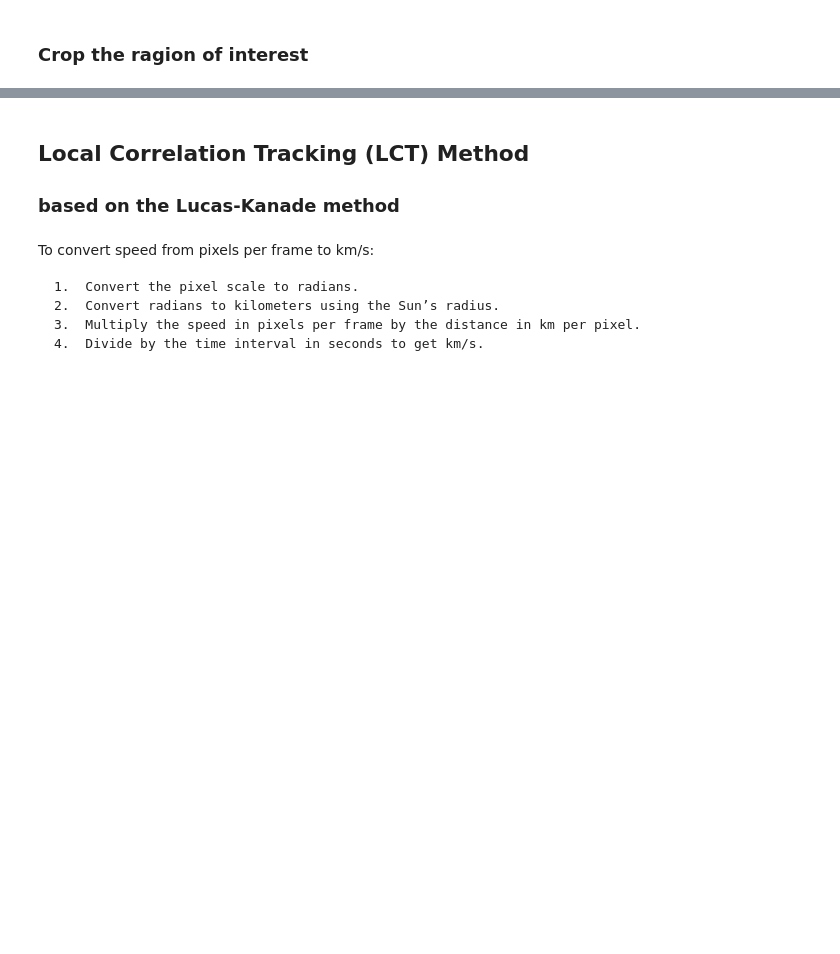
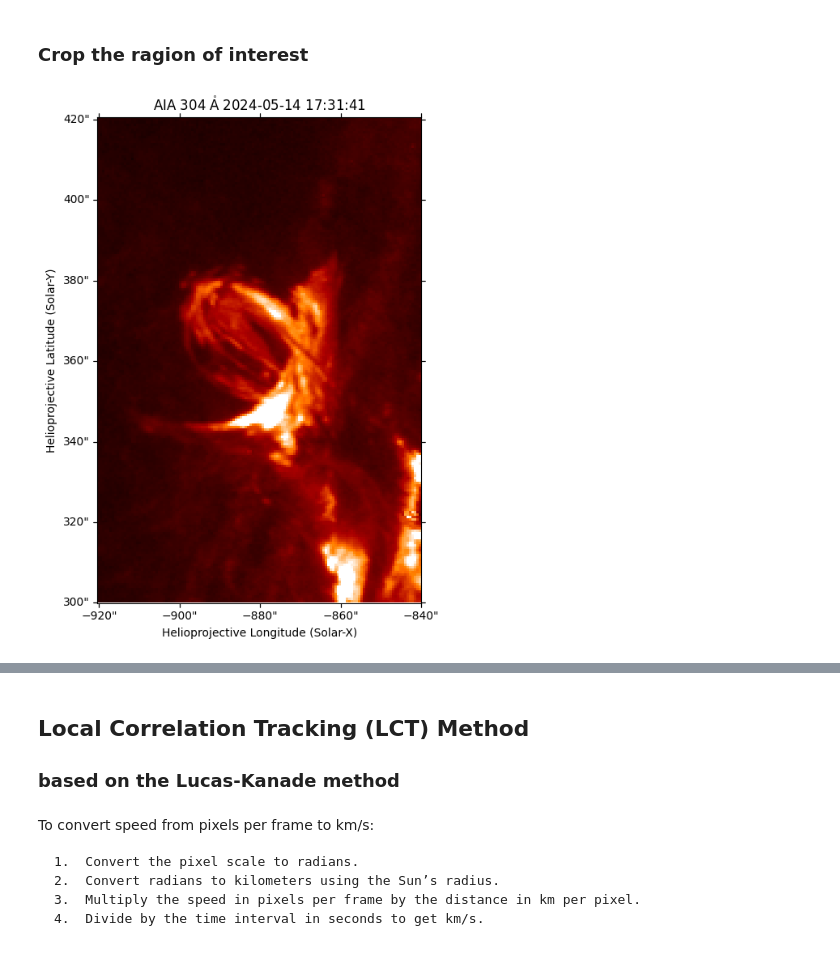
Before and after one commit to MohamedNedal/dias_work, a Jupyter notebook: tornado.ipynb, the cells around one changed output, grey strips where cells are left out. Cells and saved outputs as stored; diff of their text form; code cells hidden in the pictures; blank space fills up the shorter version.

```diff
--- a/tornado.ipynb
+++ b/tornado.ipynb
@@ -54,0 +73,35 @@ os.makedirs(f'{data_dir}/png/aia/211A/runratio', exist_ok=True)
+# %%
+start = '2024-05-14T17:00:00'
+end   = '2024-05-14T18:59:00'
+channel = 304
+data_type = 'highres'
+
+# Check if the datetime is a string
+if isinstance(start, str) and isinstance(end, str):
+    dt_dict = myfuncs.split_datetime(start=start, end=end)
+
+# Check if the datetime is a pandas.Timestamp
+elif isinstance(start, pd.Timestamp) and isinstance(end, pd.Timestamp):
+    dt_dict = myfuncs.split_datetime(start=str(start).replace(' ','T'), end=str(end).replace(' ','T'))
+
+data_path = f'{data_dir}/AIA/{channel}A/{data_type}/lv15'
+data = sorted(glob.glob(f'{data_path}/aia*{channel}A_*.fits'))
+
+start_pattern = f"aia*{channel}A_{dt_dict['start_year']}_{dt_dict['start_month']}_{dt_dict['start_day']}T{dt_dict['start_hour']}_{dt_dict['start_minute']}*"
+end_pattern   = f"aia*{channel}A_{dt_dict['end_year']}_{dt_dict['end_month']}_{dt_dict['end_day']}T{dt_dict['end_hour']}_{dt_dict['end_minute']}*"
+
+first_file_to_find = sorted(glob.glob(f'{data_path}/{start_pattern}*.fits'))
+last_file_to_find  = sorted(glob.glob(f'{data_path}/{end_pattern}*.fits'))
+
+idx1 = data.index(first_file_to_find[0])
+idx2 = data.index(last_file_to_find[0])
+
+chosen_files = data[idx1:idx2]
+
+map_objects = []
+for i, file in enumerate(chosen_files):
+    # load the file as a sunpy map
+    m = sunpy.map.Map(file)
+    print(f'AIA {channel}A image {i} is loaded')
+    map_objects.append(m)
+    print(f'Append lv1.5 AIA {channel} map {i}')
@@ -173,16 +360,21 @@ plt.show()
 # %% [markdown]
 ### Crop the ragion of interest
 # %%
-idx = 14
-aia193 = aia_193_map_objects[idx]
+idx = 3
+aia193 = aia_304_map_objects[idx]
+
+# top_right   = SkyCoord(-840*u.arcsec, 420*u.arcsec, frame=aia193.coordinate_frame)
+# bottom_left = SkyCoord(-920*u.arcsec, 300*u.arcsec, frame=aia193.coordinate_frame)
 
 top_right   = SkyCoord(-840*u.arcsec, 420*u.arcsec, frame=aia193.coordinate_frame)
 bottom_left = SkyCoord(-920*u.arcsec, 300*u.arcsec, frame=aia193.coordinate_frame)
 aia193_submap = aia193.submap(bottom_left, top_right=top_right)
 
 fig = plt.figure()
 ax = fig.add_subplot(projection=aia193_submap)
 aia193_submap.plot(axes=ax)
 ax.grid(False)
 fig.tight_layout()
 plt.show()
+# %% [output]
+[figure, added]
```
Also changed, not shown: parts of 26 cells of this notebook.
